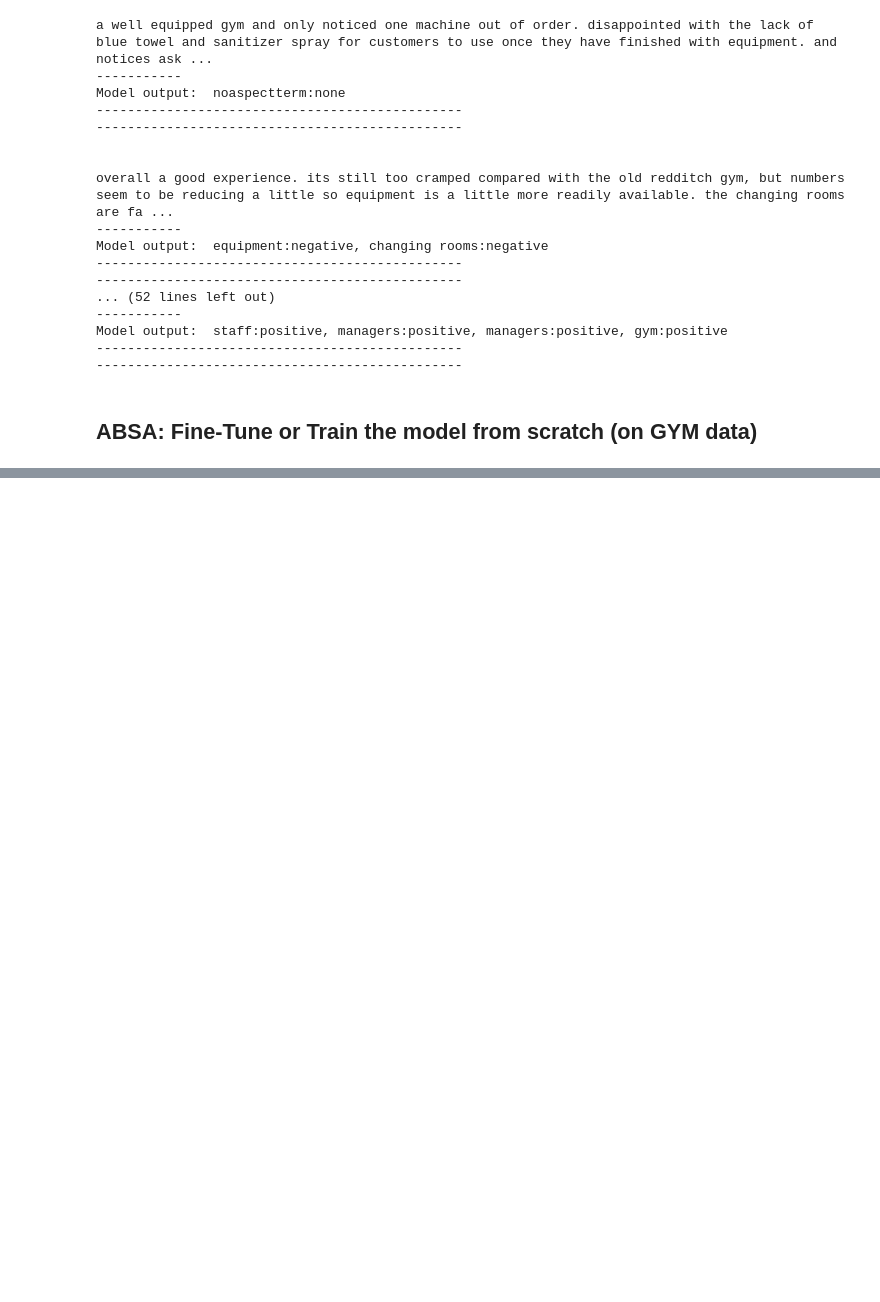
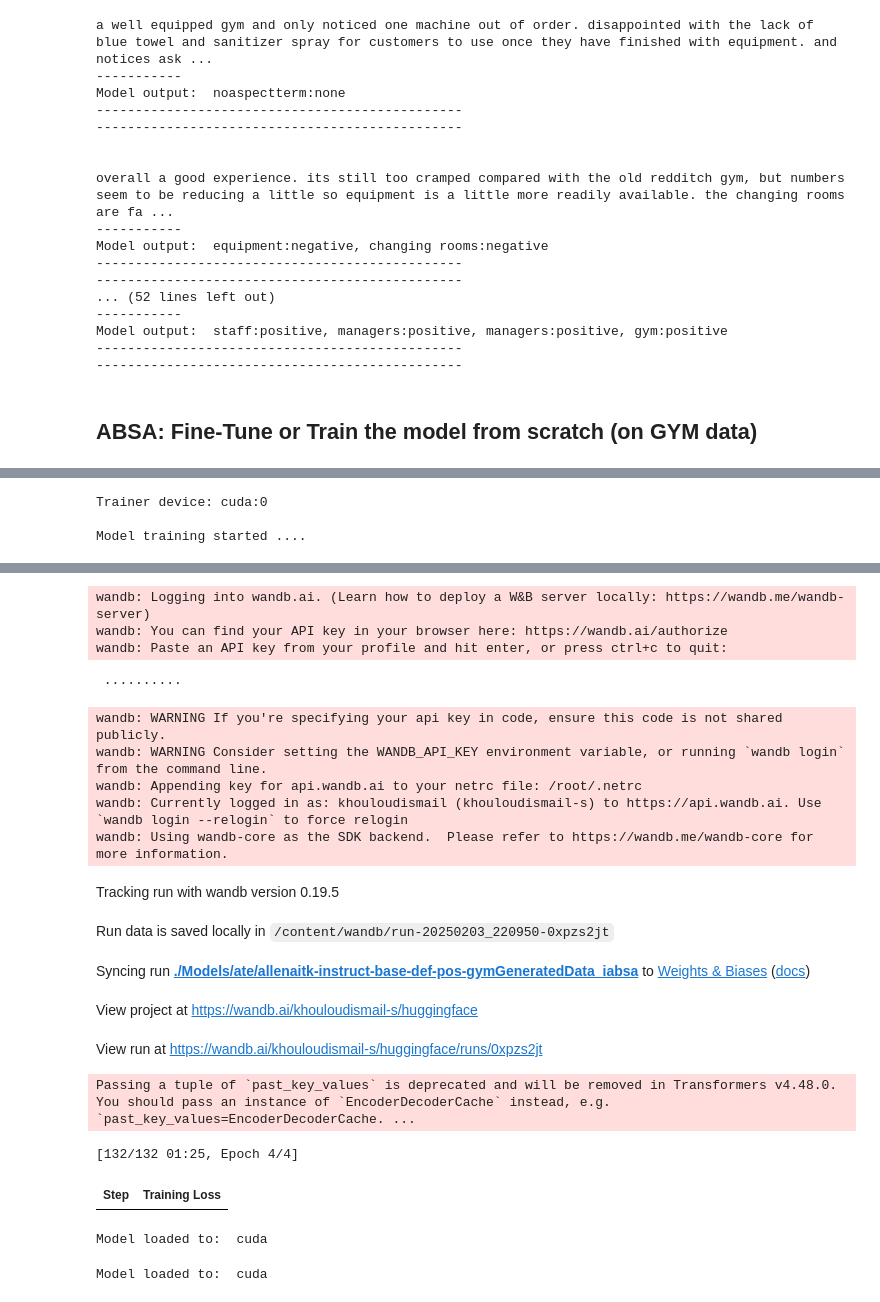
Before and after one commit to Kh0uloud/Fine-Grained-Sentiment-Analysis-for-Gym-Customer-Feedback, a Jupyter notebook: GYM.ipynb, the cells around one changed output, grey strips where cells are left out. Drawn from its saved outputs; the diff is of its cells as text; code cells hidden in the pictures; blank space fills up the shorter version.

Commit message:
Finetune InstructABSA on a generated gym data

```diff
--- a/GYM.ipynb
+++ b/GYM.ipynb
@@ -708,0 +778,8 @@ Model output:  staff:positive, managers:positive, managers:positive, gym:positiv
+# %%
+task_name = 'ate'
+experiment_name = 'gymGeneratedData_iabsa'
+model_checkpoint = 'allenai/tk-instruct-base-def-pos'
+print('Experiment Name: ', experiment_name)
+model_out_path = './Models'
+model_out_path = os.path.join(model_out_path, task_name, f"{model_checkpoint.replace('/', '')}-{experiment_name}")
+print('Model output path: ', model_out_path)
@@ -708,0 +819,31 @@ Model output:  staff:positive, managers:positive, managers:positive, gym:positiv
+# %%
+# Create T5 utils object
+t5_exp = T5Generator(model_checkpoint)
+
+# Tokenize Dataset
+id_ds, id_tokenized_ds, ood_ds, ood_tokenized_ds = loader.set_data_for_training_semeval(t5_exp.tokenize_function_inputs)
+
+use_mps = True if torch.has_mps else False
+
+# Training arguments
+training_args = {
+    'output_dir':model_out_path,
+    'evaluation_strategy':"no", #epoch
+    'learning_rate':5e-5,
+    'lr_scheduler_type':'cosine',
+    'per_device_train_batch_size':8,
+    'per_device_eval_batch_size':16,
+    'num_train_epochs':4,
+    'weight_decay':0.01,
+    'warmup_ratio':0.1,
+    'save_strategy':'no',
+    'load_best_model_at_end':False,
+    'push_to_hub':False,
+    'eval_accumulation_steps':1,
+    'predict_with_generate':True,
+    'use_mps_device':use_mps
+}
+# %%
+# Train model
+model_trainer = t5_exp.train(id_tokenized_ds, **training_args)
+# %% [output]
@@ -708,0 +851,3 @@ Model output:  staff:positive, managers:positive, managers:positive, gym:positiv
+Trainer device: cuda:0
+
+Model training started ....
@@ -708,0 +855,34 @@ Model output:  staff:positive, managers:positive, managers:positive, gym:positiv
+wandb: Logging into wandb.ai. (Learn how to deploy a W&B server locally: https://wandb.me/wandb-server)
+wandb: You can find your API key in your browser here: https://wandb.ai/authorize
+wandb: Paste an API key from your profile and hit enter, or press ctrl+c to quit:
+ ··········
+wandb: WARNING If you're specifying your api key in code, ensure this code is not shared publicly.
+wandb: WARNING Consider setting the WANDB_API_KEY environment variable, or running `wandb login` from the command line.
+wandb: Appending key for api.wandb.ai to your netrc file: /root/.netrc
+wandb: Currently logged in as: khouloudismail (khouloudismail-s) to https://api.wandb.ai. Use `wandb login --relogin` to force relogin
+wandb: Using wandb-core as the SDK backend.  Please refer to https://wandb.me/wandb-core for more information.
+Tracking run with wandb version 0.19.5
+Run data is saved locally in /content/wandb/run-20250203_220950-0xpzs2jt
+Syncing run ./Models/ate/allenaitk-instruct-base-def-pos-gymGeneratedData_iabsa to Weights & Biases (docs)
+View project at https://wandb.ai/khouloudismail-s/huggingface
+View run at https://wandb.ai/khouloudismail-s/huggingface/runs/0xpzs2jt
+Passing a tuple of `past_key_values` is deprecated and will be removed in Transformers v4.48.0. You should pass an instance of `EncoderDecoderCache` instead, e.g. `past_key_values=EncoderDecoderCache. ...
+[132/132 01:25, Epoch 4/4]
+| Step | Training Loss |
+# %%
+# Model inference - Loading from Checkpoint
+t5_exp = T5Generator(model_out_path)
+
+# Tokenize Datasets
+id_ds, id_tokenized_ds, ood_ds, ood_tokenzed_ds = loader.set_data_for_training_semeval(t5_exp.tokenize_function_inputs)
+
+# Get prediction labels - Training set
+id_tr_pred_labels = t5_exp.get_labels(tokenized_dataset = id_tokenized_ds, sample_set = 'train', batch_size = 16)
+id_tr_labels = [i.strip() for i in id_ds['train']['labels']]
+
+# Get prediction labels - Testing set
+id_te_pred_labels = t5_exp.get_labels(tokenized_dataset = id_tokenized_ds, sample_set = 'test', batch_size = 16)
+id_te_labels = [i.strip() for i in id_ds['test']['labels']]
+# %% [output]
+Model loaded to:  cuda
+Model loaded to:  cuda
```
Also changed, not shown: parts of 12 cells of this notebook.
